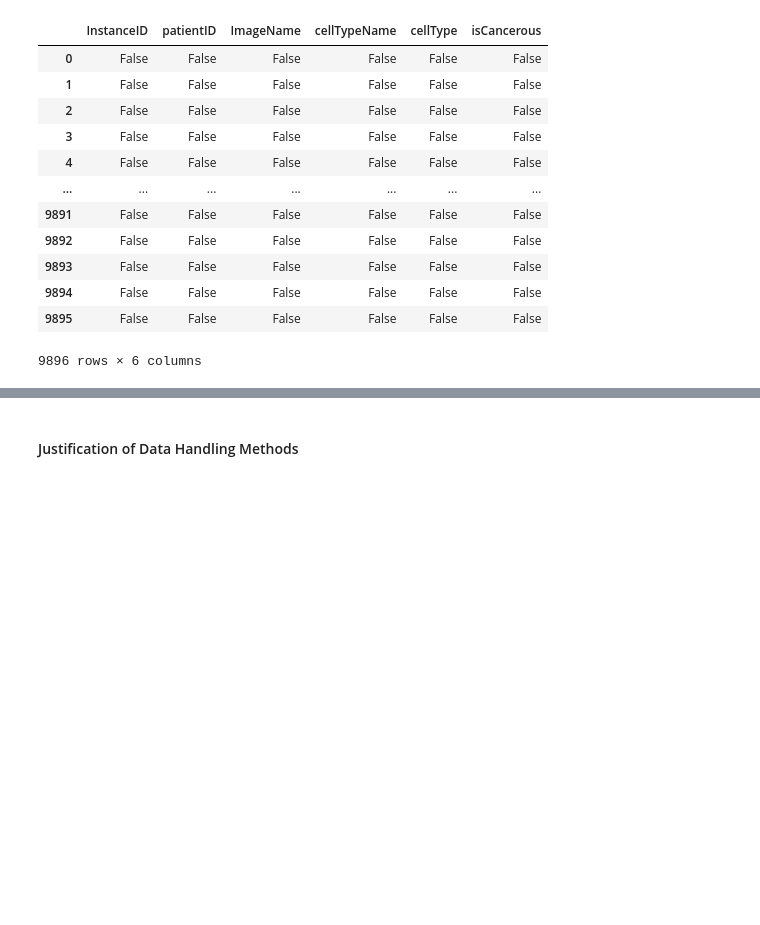
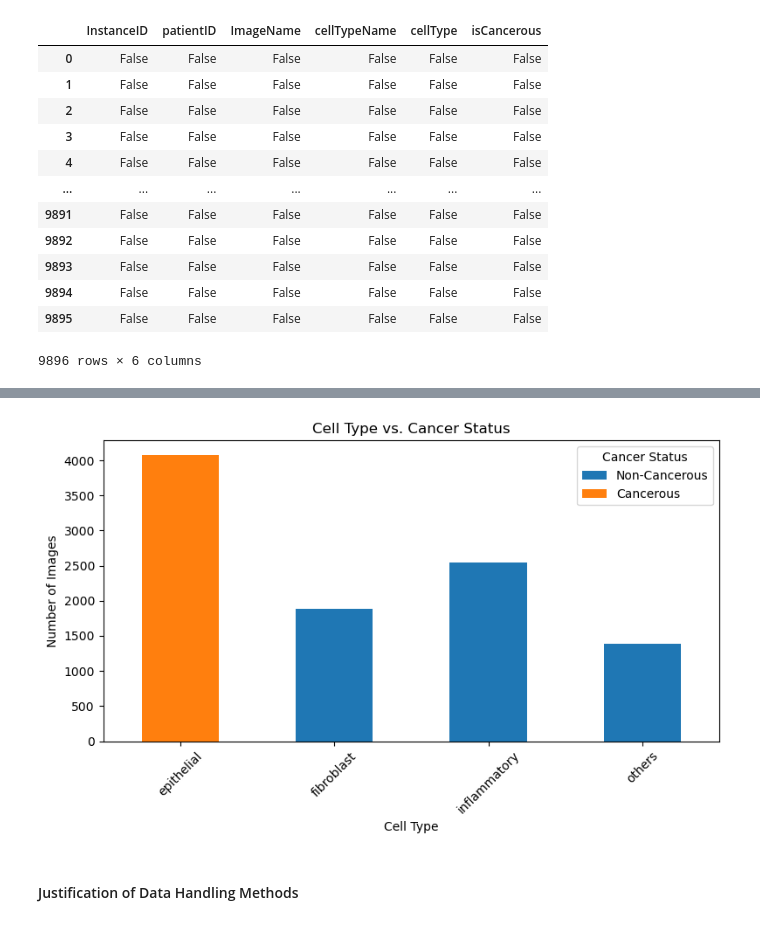
Before and after one commit to Adi112004/Machine-Learning-Assignment-2, a Jupyter notebook: Assignment2-ML.ipynb, the cells around one changed output, grey strips where cells are left out. Cells and saved outputs as stored; diff of their text form; code cells hidden in the pictures; blank space fills up the shorter version.

```diff
--- a/Assignment2-ML.ipynb
+++ b/Assignment2-ML.ipynb
@@ -99,3 +112,31 @@ df_main.isna()
+# %%
+# --- Option 6: Stacked Bar of Cell Type vs. Cancer Status ---
+
+
+# Map numeric codes to names
+type_mapping = {
+    0: 'fibroblast',
+    1: 'inflammatory',
+    2: 'epithelial',
+    3: 'others'
+}
+df_main['cellTypeName'] = df_main['cellType'].map(type_mapping)
+
+# Build the crosstab
+crosstab = pd.crosstab(df_main['cellTypeName'], df_main['isCancerous'])
+crosstab.columns = ['Non-Cancerous', 'Cancerous']
+
+# Plot stacked bar with proper labels
+ax = crosstab.plot(kind='bar', stacked=True, figsize=(8, 5))
+ax.set_xlabel('Cell Type')            # Human-readable x-axis label
+ax.set_ylabel('Number of Images')
+ax.set_title('Cell Type vs. Cancer Status')
+plt.xticks(rotation=45)
+plt.legend(title='Cancer Status')
+plt.tight_layout()
+plt.show()
+# %% [output]
+[figure, added]
 # %% [markdown]
 #### Justification of Data Handling Methods
 # %% [markdown]
```
Also changed, not shown: parts of 1 cell of this notebook.
